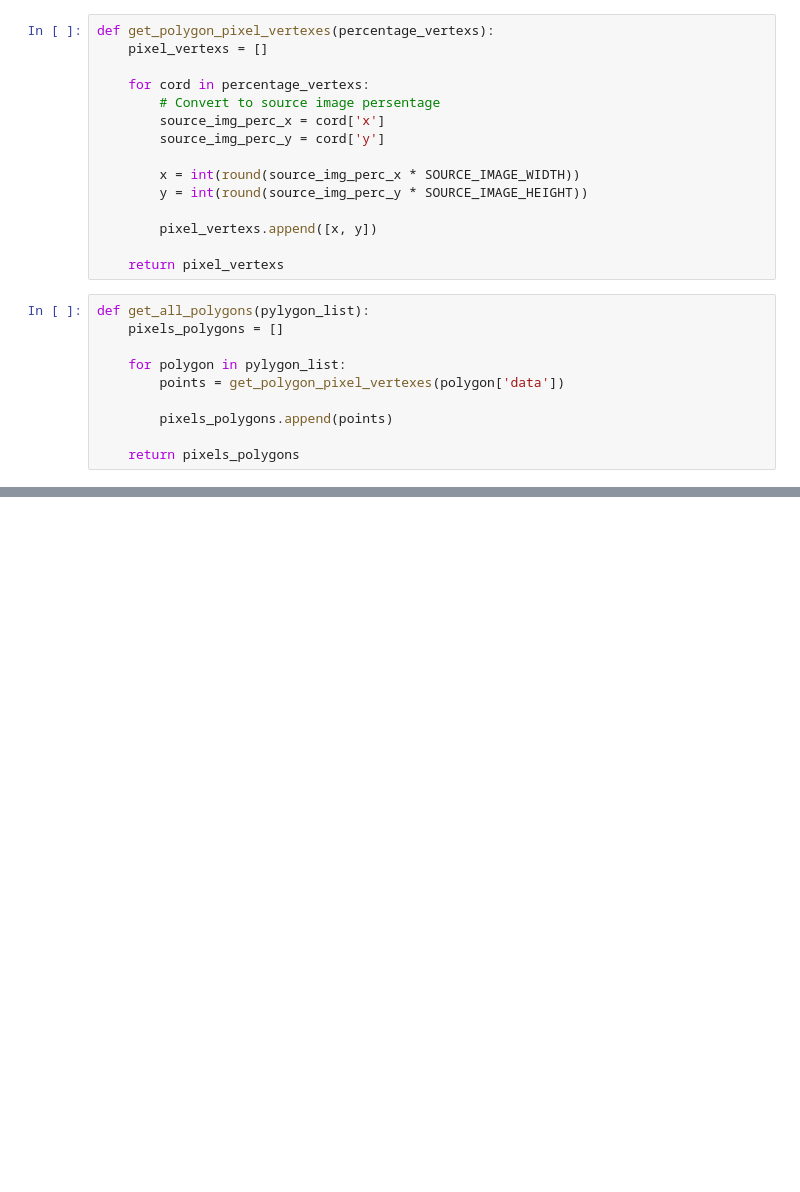
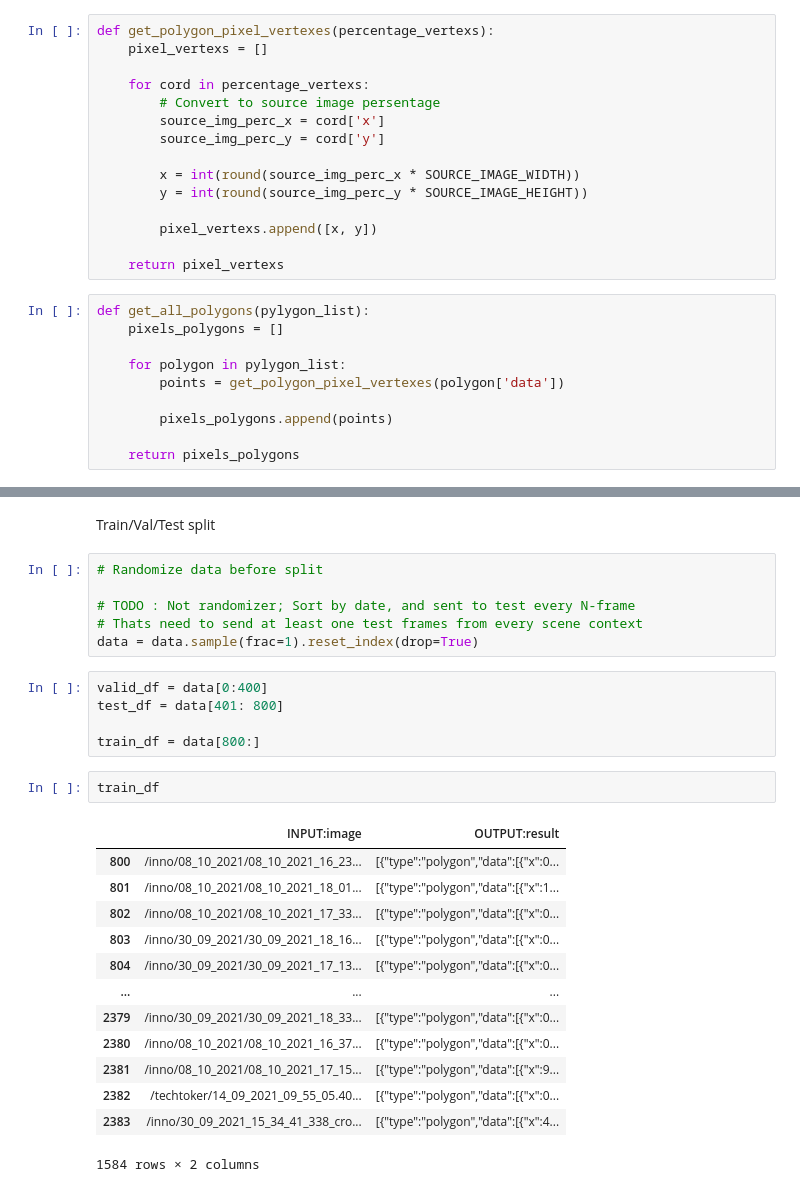
Before and after one commit to TechToker/Lane-segmentation, a Jupyter notebook: crowd_data_converter.ipynb, the cells around one changed output, grey strips where cells are left out. Cells and saved outputs as stored; diff of their text form; blank space fills up the shorter version.

```diff
--- a/crowd_data_converter.ipynb
+++ b/crowd_data_converter.ipynb
@@ -161,3 +173,32 @@ a, b = show_img_with_labels(20)
+# %% [markdown]
+Train/Val/Test split
+# %%
+# Randomize data before split
+
+# TODO : Not randomizer; Sort by date, and sent to test every N-frame
+# Thats need to send at least one test frames from every scene context
+data = data.sample(frac=1).reset_index(drop=True)
+# %%
+valid_df = data[0:400]
+test_df = data[401: 800]
+
+train_df = data[800:]
+# %%
+train_df
+# %% [output]
+|  | INPUT:image | OUTPUT:result |
+| 800 | /inno/08_10_2021/08_10_2021_16_23... | [{"type":"polygon","data":[{"x":0... |
+| 801 | /inno/08_10_2021/08_10_2021_18_01... | [{"type":"polygon","data":[{"x":1... |
+| 802 | /inno/08_10_2021/08_10_2021_17_33... | [{"type":"polygon","data":[{"x":0... |
+| 803 | /inno/30_09_2021/30_09_2021_18_16... | [{"type":"polygon","data":[{"x":0... |
+| 804 | /inno/30_09_2021/30_09_2021_17_13... | [{"type":"polygon","data":[{"x":0... |
+| ... | ... | ... |
+| 2379 | /inno/30_09_2021/30_09_2021_18_33... | [{"type":"polygon","data":[{"x":0... |
+| 2380 | /inno/08_10_2021/08_10_2021_16_37... | [{"type":"polygon","data":[{"x":0... |
+| 2381 | /inno/08_10_2021/08_10_2021_17_15... | [{"type":"polygon","data":[{"x":9... |
+| 2382 | /techtoker/14_09_2021_09_55_05.40... | [{"type":"polygon","data":[{"x":0... |
+| 2383 | /inno/30_09_2021_15_34_41_338_cro... | [{"type":"polygon","data":[{"x":4... |
+1584 rows × 2 columns
 # %%
 import tqdm
 import os
```
Also changed, not shown: parts of 14 cells of this notebook, 2 other files.
